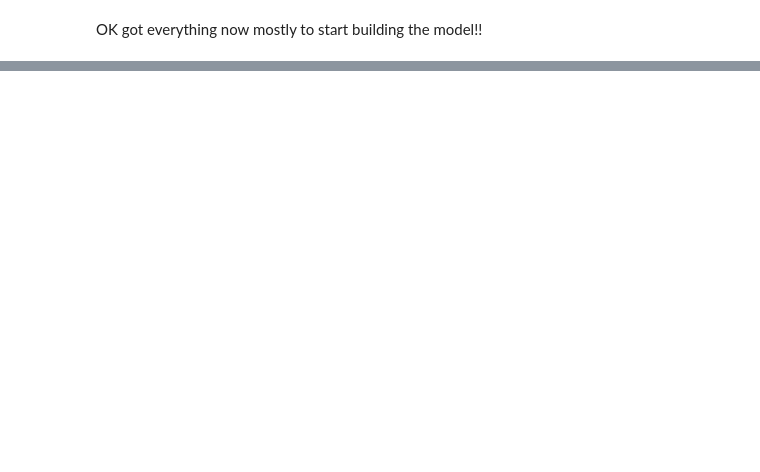
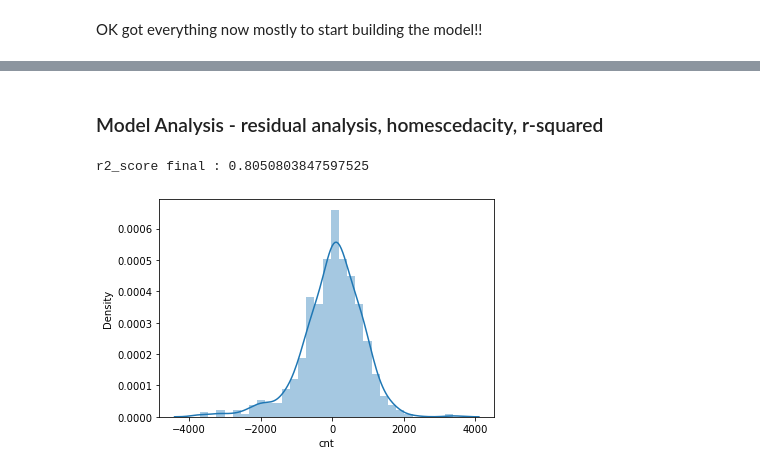
Before and after one commit to mrrathish/boombikes, a Jupyter notebook: BoomBikes - Bike Rental Assignment.ipynb, the cells around one changed output, grey strips where cells are left out. Cells and saved outputs as stored; diff of their text form; code cells hidden in the pictures; blank space fills up the shorter version.

```diff
--- a/BoomBikes - Bike Rental Assignment.ipynb
+++ b/BoomBikes - Bike Rental Assignment.ipynb
@@ -367,8 +367,8 @@ OK got everything now mostly to start building the model!!
 # Using SKLearn for making the model
 lr = LinearRegression()
 lr.fit(X_train,y_train)
-#take 15 columns
-rfe = RFE(lr,15)
+#take 20 columns
+rfe = RFE(lr,20)
 rfe.fit(X_train,y_train)
 
 #for easy manipulation, store the values into a DF and sort based on rank. Lowest rank ones
@@ -378,10 +378,11 @@ df['col'] = ''
 df['support'] = False
 df['rank'] = 0
 
+
 for col, support, ranking in zip(X_train.columns,rfe.support_,rfe.ranking_):
     df.loc[len(df.index)] = [col, support, ranking]
 df.sort_values("rank", inplace=True)
-# print ('df is \n',df)
+print ('df is \n',df)
 #select only the ones having lowest rank value,
 df_selected = df[ df['rank'] == 1]
 # print("Selected ones are \n",df_selected)
@@ -559,9 +661,10 @@ Covariance Type:            nonrobust
 # %%
-cols = ['yr', 'workingday', 'windspeed', 'mnth_jul',
-       'season_summer', 'season_winter', 'mnth_sept', 'weekday_sat',
-       'weathersit_bad', 'weathersit_moderate']
+cols = ['yr', 'season_spring', 'mnth_jul', 'season_winter', 'mnth_sept', 'weekday_sat', 'weathersit_good', 'weathersit_moderate', 'temp']
+
 model_fn(cols,y_train,X_train)
 vif_fn(cols,y_train,X_train)
+
+cols_final = cols
 # %% [output]
                             OLS Regression Results
 ==============================================================================
@@ -679,0 +693,18 @@ Covariance Type:            nonrobust
+# %% [markdown]
+### Model Analysis - residual analysis, homescedacity, r-squared
+# %%
+#for residual analysis, take the actual values from the train data set and the predicted values and plot a histogram.
+#if the mean is zero and error terms are normally distributed, all good.
+
+#having now the columns to use are found, build the final model
+lr = LinearRegression()
+lr.fit(X_train[cols_final],y_train)
+
+train_pred = lr.predict(X_train[cols_final])
+sns.distplot(y_train-train_pred)
+
+#compute the r2 value. Which saw to be around 82% from when using the OLS, statsmodel,
+print ( "r2_score final :", r2_score(y_train,train_pred))
+# %% [output]
+r2_score final : 0.8050803847597525
+[figure, added]
```
Also changed, not shown: parts of 27 cells of this notebook, 3 other files.
